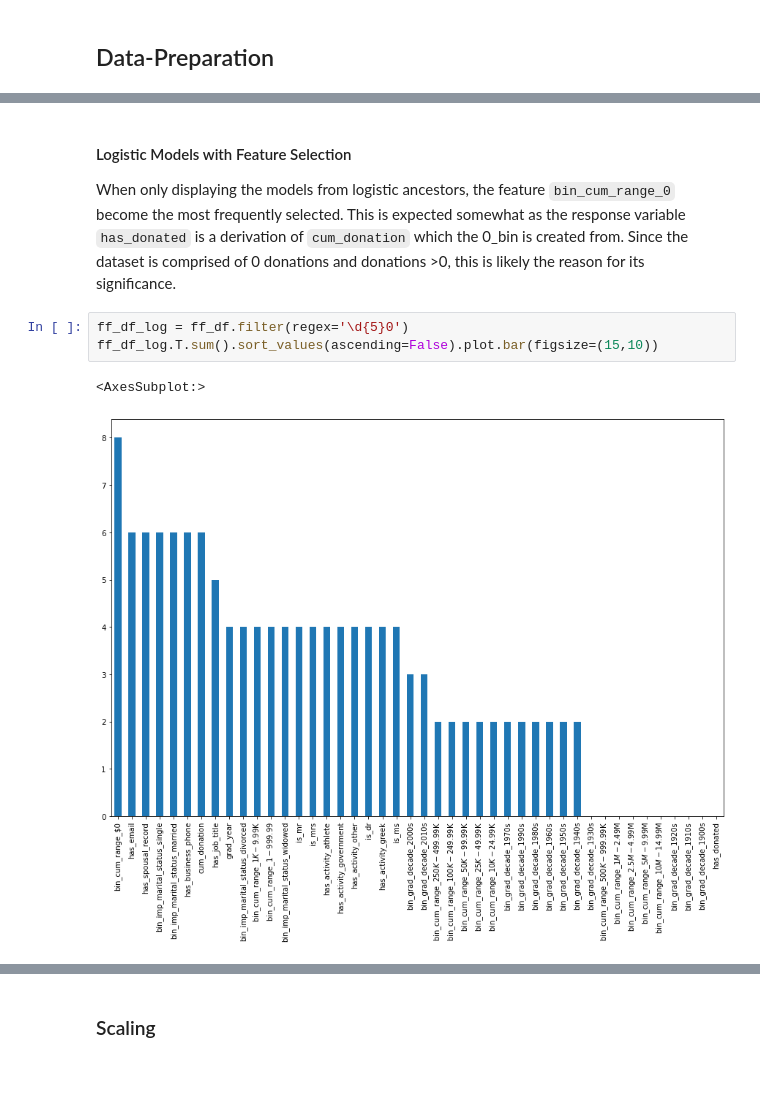
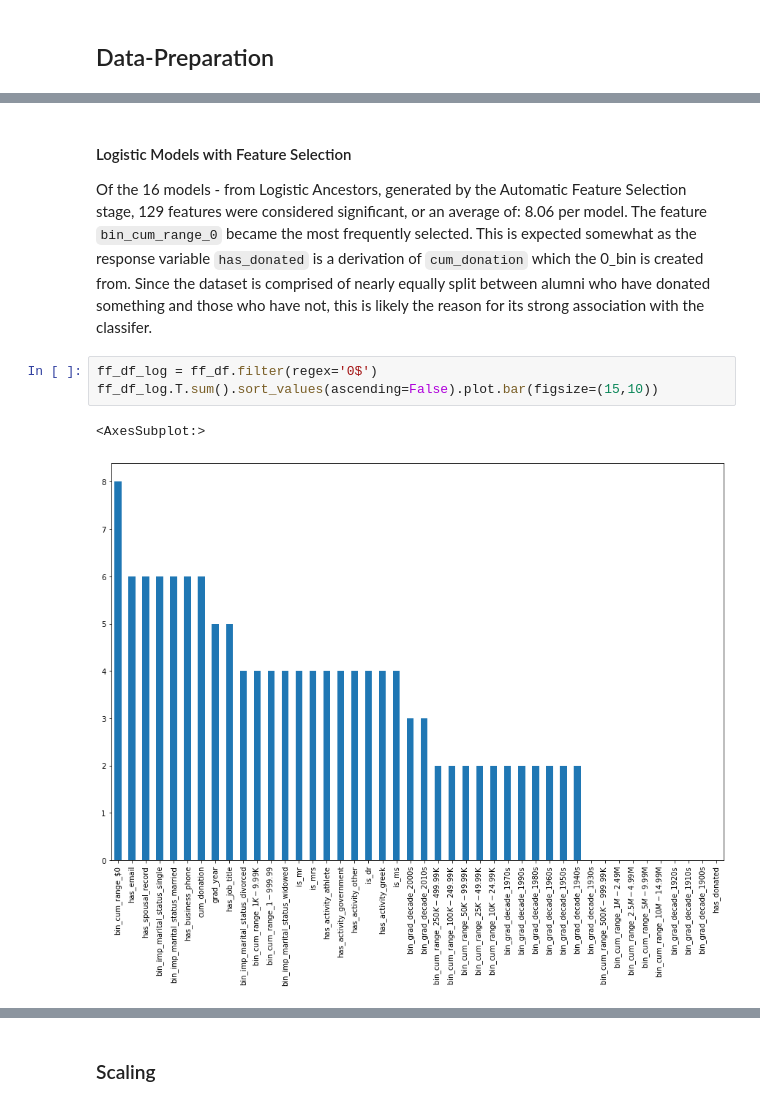
Before and after one commit to jrobio/assignment2, a Jupyter notebook: notebooks/assignment2.ipynb, the cells around one changed output, grey strips where cells are left out. Drawn from its saved outputs; the diff is of its cells as text; blank space fills up the shorter version.

```diff
--- a/notebooks/assignment2.ipynb
+++ b/notebooks/assignment2.ipynb
@@ -1085,9 +1077,9 @@ ff_df.T.sum().sort_values(ascending=False).plot.bar(figsize=(15,10))
 # %% [markdown]
 #### Logistic Models with Feature Selection
-When only displaying the models from logistic ancestors, the feature <code>bin_cum_range_0</code> become the most frequently selected. This is expected somewhat as the response variable <code>has_donated</code> is a derivation of <code>cum_donation</code> which the 0_bin is created from. Since the dataset is comprised of 0 donations and donations >0, this is likely the reason for its significance.
+Of the 16 models - from Logistic Ancestors, generated by the Automatic Feature Selection stage, 129 features were considered significant, or an average of: 8.06 per model. The feature <code>bin_cum_range_0</code> became the most frequently selected. This is expected somewhat as the response variable <code>has_donated</code> is a derivation of <code>cum_donation</code> which the 0_bin is created from. Since the dataset is comprised of nearly equally split between alumni who have donated something and those who have not, this is likely the reason for its strong association with the classifer.
 # %%
-ff_df_log = ff_df.filter(regex='\d{5}0')
+ff_df_log = ff_df.filter(regex='0$')
 ff_df_log.T.sum().sort_values(ascending=False).plot.bar(figsize=(15,10))
 # %% [output]
 <AxesSubplot:>
-[figure, old version]
+[figure, new version]
```
Also changed, not shown: parts of 40 cells of this notebook.
